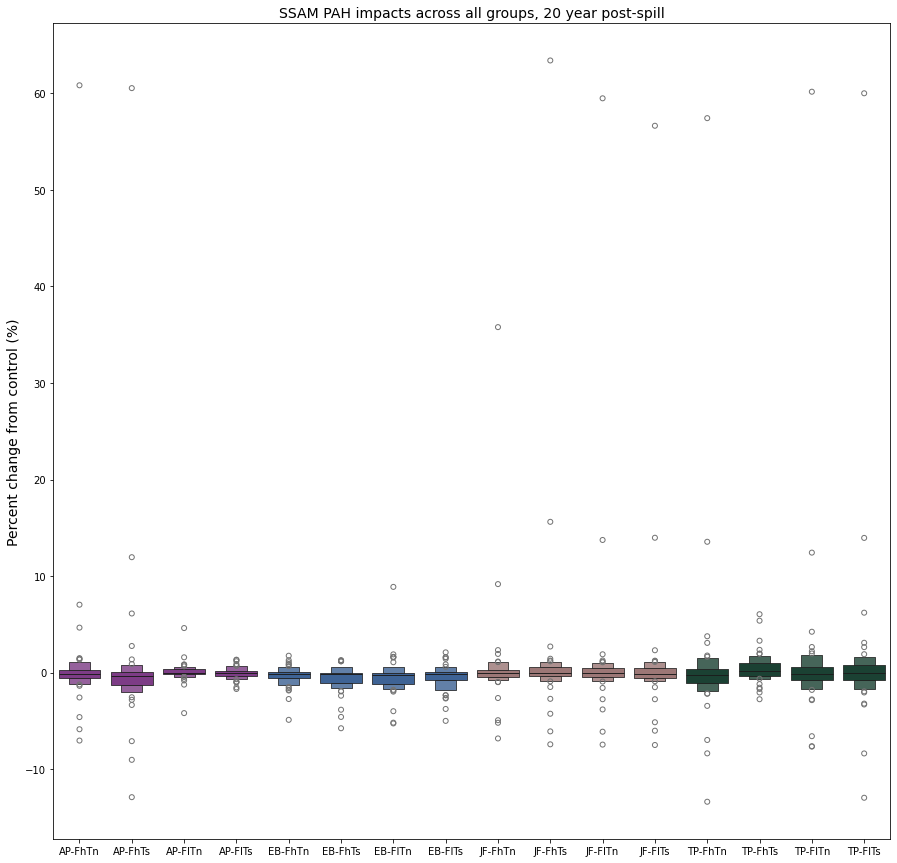
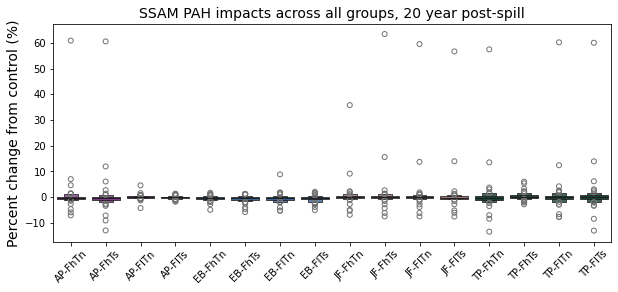
The notebook cell's code change between the first figure and the second:
--- before
+++ after
@@ -1,3 +1,3 @@
-plt.figure(figsize=(15, 15))
+plt.figure(figsize=(10, 4))
 
 custom_palette = sns.color_palette([
@@ -9,3 +9,3 @@
 plt.ylabel('Percent change from control (%)', fontsize = 14)
 plt.title('SSAM PAH impacts across all groups, 20 year post-spill', fontsize = 14)
-plt.xticks(); #rotation=5
+plt.xticks(rotation=45); #

Commit: add zoomed-in panel